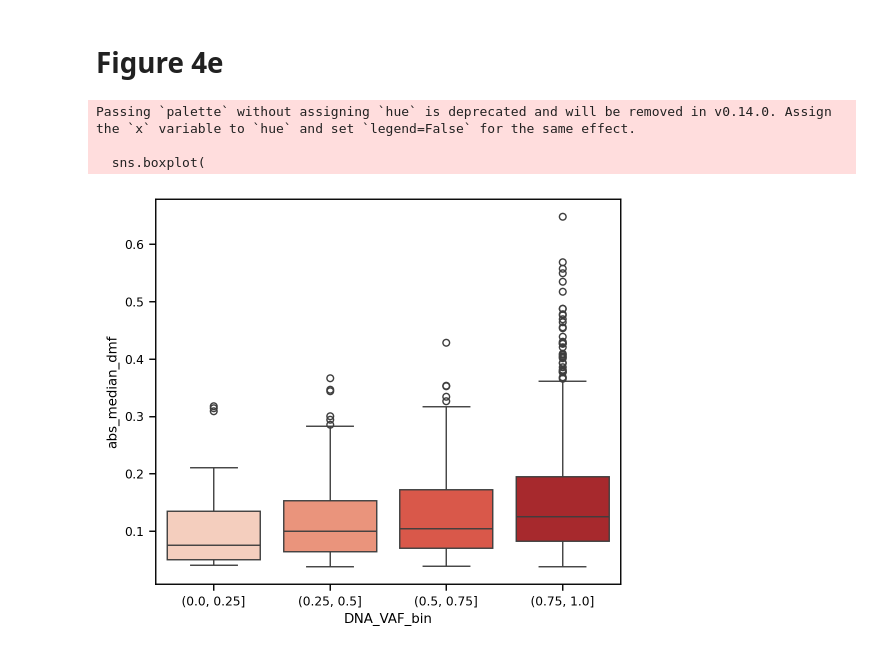
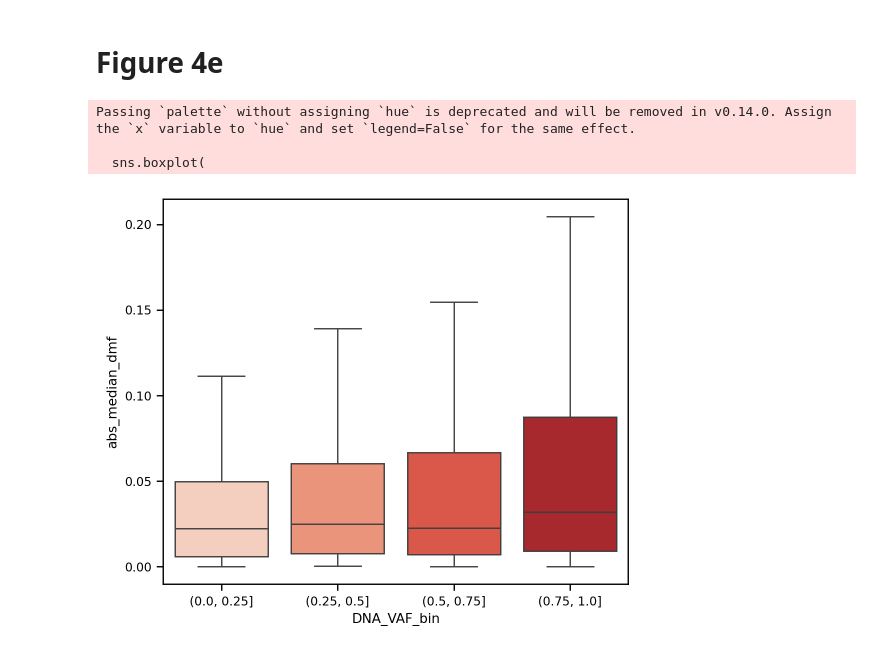
Before and after one commit to zanekoch/MutationsAndMethylationAging, a Jupyter notebook: notebooks/figure4.ipynb, the cells around one changed output. Saved outputs shown, nothing was run; the diff lists cells and outputs as text; code cells hidden in the pictures.

```diff
--- a/notebooks/figure4.ipynb
+++ b/notebooks/figure4.ipynb
@@ -13,7 +13,6 @@ import dask.dataframe as dd
 from scipy import stats
 
 %config InlineBackend.figure_format = 'retina'
-plt.style.use("seaborn-deep")
 plt.rcParams['svg.fonttype'] = 'none'
 plt.rcParams['pdf.fonttype'] = 42
 plt.rcParams['ps.fonttype'] = 42
@@ -270,31 +265,31 @@ No artists with labels found to put in legend.  Note that artists whose label st
 # %%
 filtered_df = icgc_dist_mean_metrics_w_annot_all_vaf.query(
     'distance == 10000 & mutated_sample == True & is_background == False'
     )
 # drop duplicate mut_events
 filtered_df = filtered_df.drop_duplicates(subset=['mut_event'])
 # get absolute value of median dmf
 filtered_df['abs_median_dmf'] = filtered_df['median_dmf'].abs()
 # bin by DNA VAF
 filtered_df['DNA_VAF_bin'] = pd.cut(
     filtered_df['DNA_VAF'],
     bins = pd.IntervalIndex.from_tuples([(0,.25), (.25, .5), (.5, .75), (.75, 1)])
         #[(0, .2), (.2, .4), (.4, .6), (.6, .8), (.8, 1)])
     )
 
 fig, axes = plt.subplots(figsize = (6,5), dpi = 100)
 sns.set_context('paper')
 
 # boxplot
 sns.boxplot(
     data=filtered_df.query("is_background == False"),
-    x='DNA_VAF_bin', y='abs_median_dmf', showfliers=True, palette = 'Reds',
+    x='DNA_VAF_bin', y='abs_median_dmf', showfliers=False, palette = 'Reds',
     ax = axes
     )
 
 plt.savefig(os.path.join(fig_out_dir, 'figure4e.svg'), dpi = 300, format = 'svg')
 # %% [output]
 Passing `palette` without assigning `hue` is deprecated and will be removed in v0.14.0. Assign the `x` variable to `hue` and set `legend=False` for the same effect.
 
   sns.boxplot(
-[figure, old version]
+[figure, new version]
```
Also changed, not shown: parts of 3 cells of this notebook, 19 other files.
